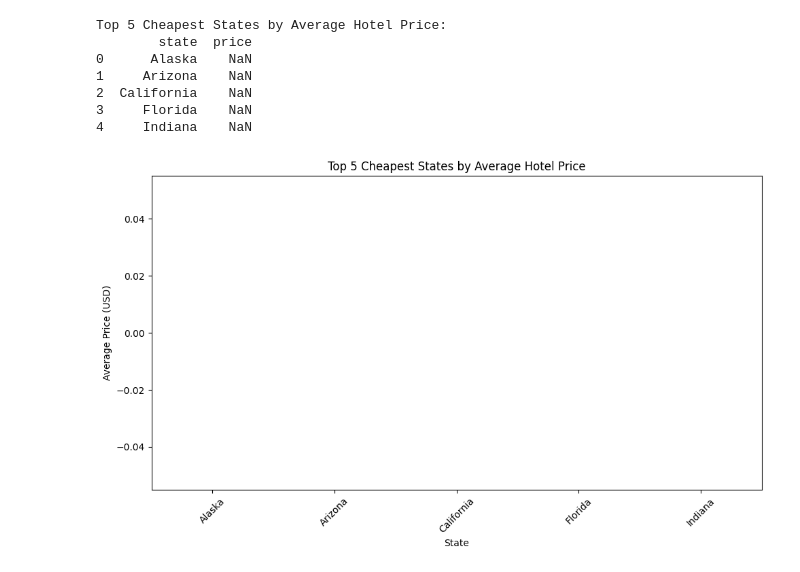
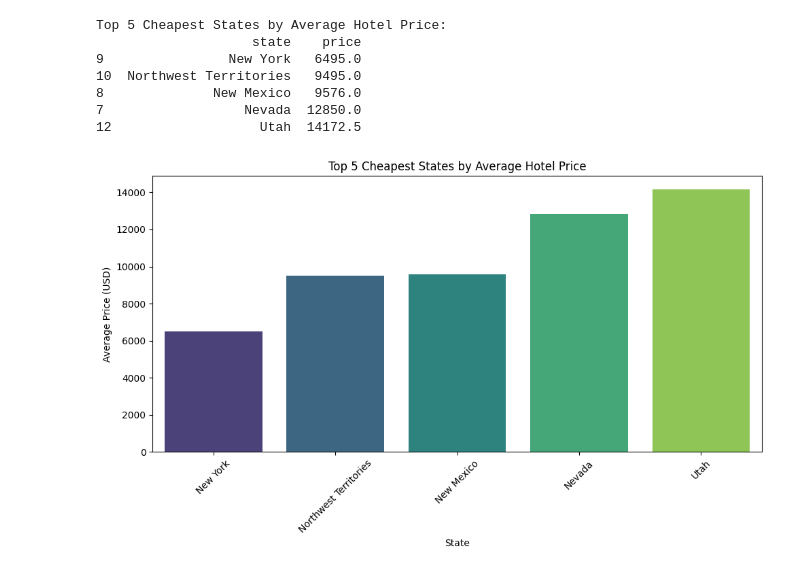
Before and after one commit to KeeObom/Hotel_Scraper, a Jupyter notebook: hotel_scrp.ipynb, the cells around one changed output. Cells and saved outputs as stored; diff of their text form; code cells hidden in the pictures.

Commit message:
Added Plot

```diff
--- a/hotel_scrp.ipynb
+++ b/hotel_scrp.ipynb
@@ -29,26 +80,0 @@ From a list of hotels, we will retrieve the following information:</br>
-# %%
-# Find all the hotel elements in the HTML document
-hotels = soup.findAll('div', {'data-testid': 'property-card'})
-
-hotels_data = []
-# Loop over the hotel elements and extract the desired data
-for hotel in hotels:
-    # Extract the hotel name
-    name_element = hotel.find('div', {'data-testid': 'title'})
-    name = name_element.text.strip()
-
-    # Extract the hotel location
-    location_element = hotel.find('span', {'data-testid': 'address'})
-    location = location_element.text.strip()
-
-    # Extract the hotel price
-    price_element = hotel.find('span', {'data-testid': 'price-and-discounted-price'})
-    price = price_element.text.strip()
-
-
-    # Append hotes_data with info about hotel
-    hotels_data.append({
-        'name': name,
-        'location': location,
-        'price': price
-    })
@@ -190,49 +102,51 @@ df = df_hotel.copy()
 # Extract states from locations
 df['state'] = df['location'].apply(get_state_from_location)
 
+# Function to clean the price column
+def clean_currency(x):
+    """ If the value is a string, then remove currency symbol and delimiters
+    otherwise, the value is numeric and can be converted
+    """
+    if isinstance(x, str):
+        return(x.replace('$', '').replace(',', '').replace('US', ''))
+    return(x)
 
-# Clean the price column
-df['price'] = df['price'].str.replace('US$', '', regex=True)  # Remove 'US$'
-df['price'] = df['price'].str.replace(',', '', regex=True)   # Remove commas
-df['price'] = df['price'].str.strip()                        # Remove any extra whitespace
-df['price'] = pd.to_numeric(df['price'], errors='coerce')   # Convert to float
+df['price'] = df['price'].apply(clean_currency).astype('float')
 
-# Drop rows where state or price is missing
-# df = df.dropna(subset=['state', 'price'])
 
 # Calculate average price per state
 state_prices = df.groupby('state')['price'].mean().reset_index()
 
 # Sort states by average price
 state_prices_sorted = state_prices.sort_values(by='price')
 
 # Get the top 5 cheapest states
 top_5_cheapest_states = state_prices_sorted.head(5)
 
 # Display the top 5 cheapest states in a table
 print("Top 5 Cheapest States by Average Hotel Price:")
 print(top_5_cheapest_states)
 
 # Plot the top 5 cheapest states
 plt.figure(figsize=(10, 6))
 sns.barplot(data=top_5_cheapest_states, x='state', y='price', palette='viridis')
 plt.title('Top 5 Cheapest States by Average Hotel Price')
 plt.xlabel('State')
 plt.ylabel('Average Price (USD)')
 plt.xticks(rotation=45)
 plt.tight_layout()
 
 # Save the plot
 plt.savefig('top_5_cheapest_states.png')
 
 # Show the plot
 plt.show()
 # %% [output]
 Top 5 Cheapest States by Average Hotel Price:
-        state  price
-0      Alaska    NaN
-1     Arizona    NaN
-2  California    NaN
-3     Florida    NaN
-4     Indiana    NaN
+                    state    price
+9                New York   6495.0
+10  Northwest Territories   9495.0
+8              New Mexico   9576.0
+7                  Nevada  12850.0
+12                   Utah  14172.5
-[figure, old version]
+[figure, new version]
```
Also changed, not shown: parts of 16 cells of this notebook, 2 other files.
